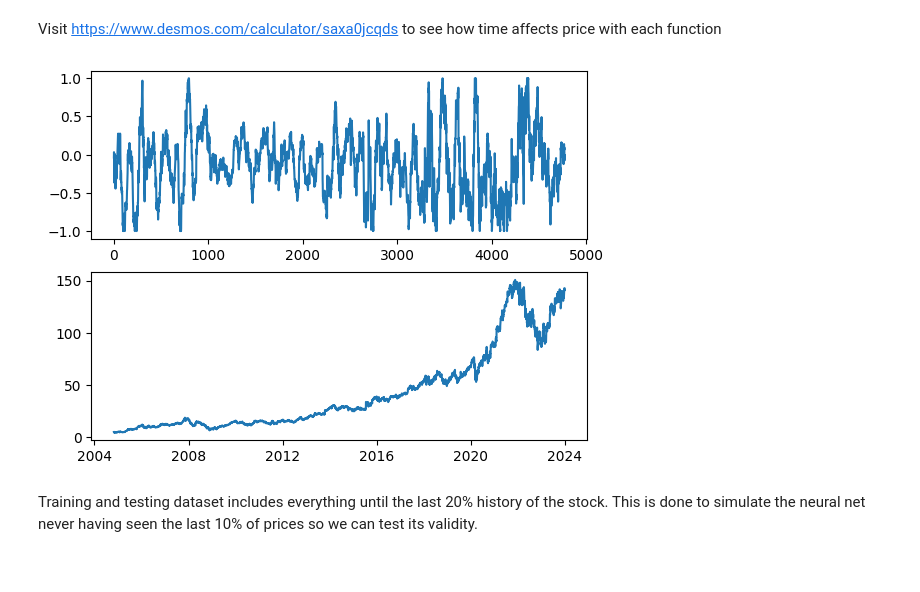
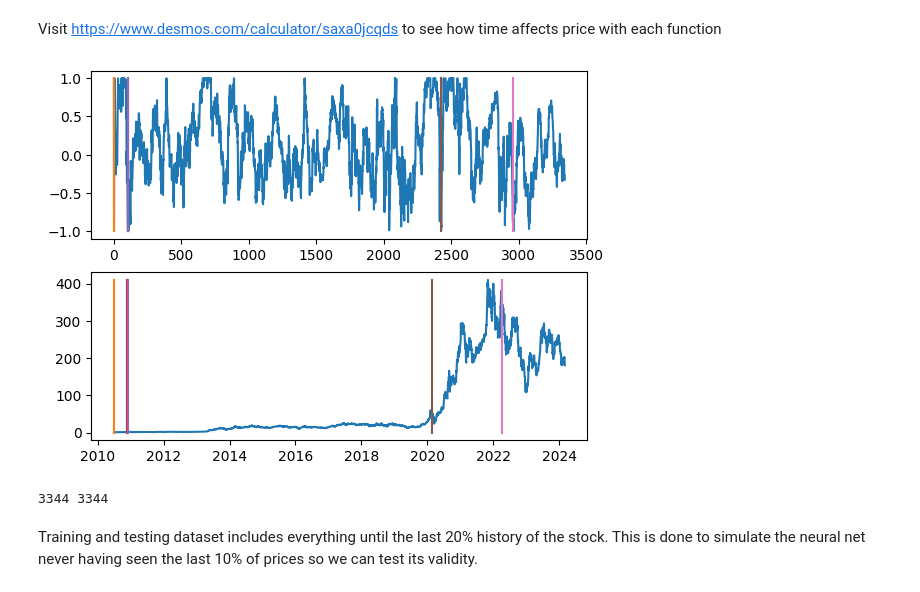
Before and after one commit to KrishM123/MoneyMoneyMoney, a Jupyter notebook: WatStreet - Mean Reversion.ipynb, the cells around one changed output. Drawn from its saved outputs; the diff is of its cells as text; code cells hidden in the pictures.

Commit message:
finished algo, need to figure out loading

```diff
--- a/WatStreet - Mean Reversion.ipynb
+++ b/WatStreet - Mean Reversion.ipynb
@@ -10,13 +12,13 @@ import shutil
 # %%
-goog = yf.Ticker("GOOG")
-historic_price = yf.download("GOOG")
+TICKER = "TSLA"
+historic_price = yf.download(TICKER)
 prices = historic_price['Adj Close']
 # %% [output]
 [*********************100%%**********************]  1 of 1 completed
 # %% [markdown]
 Simple moving average function for feature extraction. Takes in the length of the moving average
 # %%
-MAX_HOLDING = 50
+MAX_HOLDING = 100
 # %%
 def get_sma(prices, MA):
     sma = []
@@ -53,44 +55,50 @@ answer = []
 for pos1 in range(len(prices) - MAX_HOLDING):
     ans = 0
     for pos2 in range(1, MAX_HOLDING):
-        ans += (prices.iloc[pos1 + pos2] - prices.iloc[pos1]) * time_effect3(MAX_HOLDING, pos2)
+        ans += (prices.iloc[pos1 + pos2] - prices.iloc[pos1]) * time_effect1(MAX_HOLDING, pos2)
     answer.append(ans)
 
 dp_factors = [answer[0]]
 for pos in range(1, len(answer)):
     dp_factors.append(max(abs(answer[pos]), abs(dp_factors[-1])))
     answer[pos] /= dp_factors[pos]
-answer = answer[MAX_HOLDING:]
-prices = prices[MAX_HOLDING:]
+answer[0] = 1
 # %%
 figure, axis = plt.subplots(2)
-
 axis[0].plot(answer)
 axis[1].plot(prices)
+for pos in range(len(answer)):
+    if answer[pos] < -0.99:
+        axis[0].plot([pos, pos], [-1, 1])
+        axis[1].plot([prices.keys()[pos], prices.keys()[pos]], [0, max(prices)])
 plt.show()
 # %% [output]
-[figure, old version]
+[figure, new version]
 # %%
 sma10 = get_sma(prices, 10)
 sma30 = get_sma(prices, 20)
-sma50 = get_sma(prices, 30)
-sma100 = get_sma(prices, 50)
+sma50 = get_sma(prices, 50)
+sma100 = get_sma(prices, 100)
 sd10 = get_sd(prices, 10)
 sd30 = get_sd(prices, 20)
-sd50 = get_sd(prices, 30)
-sd100 = get_sd(prices, 50)
+sd50 = get_sd(prices, 50)
+sd100 = get_sd(prices, 100)
 
-largest_view = 50
-if MAX_HOLDING < largest_view:
-    answer = answer[largest_view - MAX_HOLDING:]
+LONGEST_SMA = 100
+if MAX_HOLDING < LONGEST_SMA:
+    answer = answer[LONGEST_SMA - MAX_HOLDING:]
 
 x = []
 y = []
-for pos in range(0, len(answer)):
+for pos in range(0, len(prices) - LONGEST_SMA):
     temp = [0] * 200
     x.append([sma10[pos], sma30[pos], sma50[pos], sma100[pos], sd10[pos], sd30[pos], sd50[pos], sd100[pos]])
     ans = (answer[pos] + 1) / 2
     y.append(ans)
 x = np.array(x)
 y = np.array(y)
+prices = prices[MAX_HOLDING - LONGEST_SMA:len(prices) - MAX_HOLDING]
+print(len(x), len(y))
+# %% [output]
+3344 3344
 # %%
```
Also changed, not shown: parts of 10 cells of this notebook, 19 other files.
